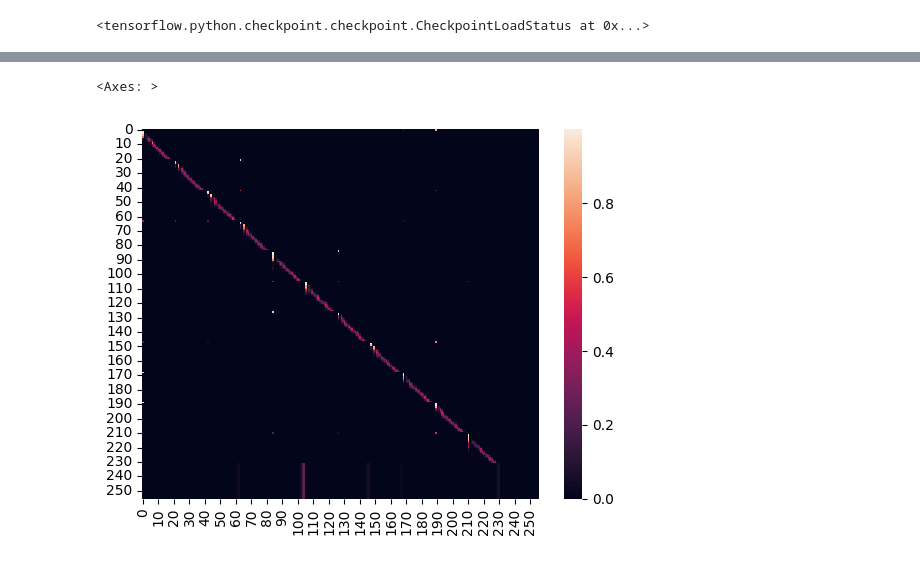
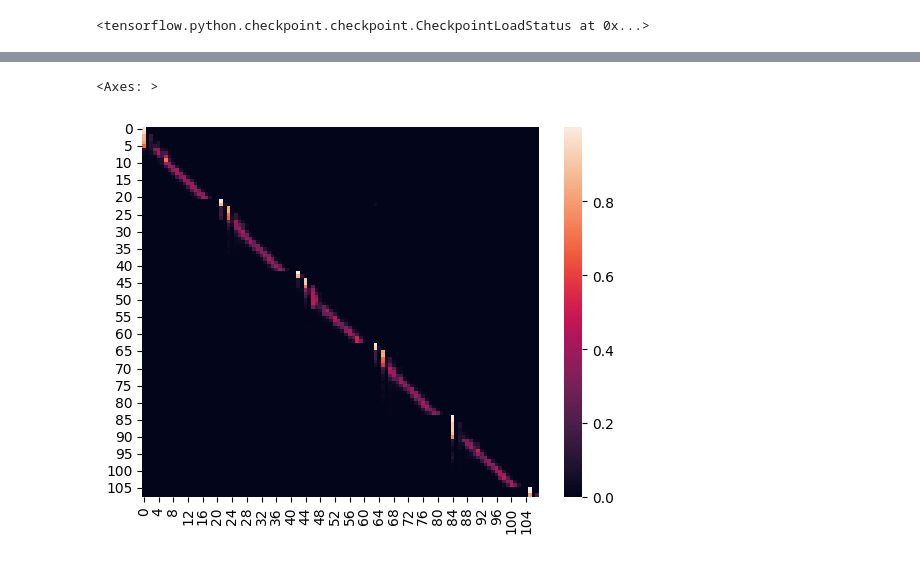
Before and after one commit to samchaineau/QB-GPT, a Jupyter notebook: notebooks/QBGPT/7_play_generation.ipynb, the cells around one changed output, grey strips where cells are left out. Saved outputs shown, nothing was run; the diff lists cells and outputs as text; code cells hidden in the pictures.

```diff
--- a/notebooks/QBGPT/7_play_generation.ipynb
+++ b/notebooks/QBGPT/7_play_generation.ipynb
@@ -106,21 +104,29 @@ class tokenizer:
         return final_d
 
     def base_decode(self,
+                    pad_element,
                     inputs : list,
                     index : dict,
                     first : bool):
         if first == True:
-            return [index[v][0] if v in index.keys() else "[PAD]" for v in inputs]
+            return [index[v][0] if v in index.keys() else pad_element for v in inputs]
         else:
-            return [index[v] if v in index.keys() else "[PAD]" for v in inputs]
+            return [index[v] if v in index.keys() else pad_element for v in inputs]
 
     def decode(self,
                inputs : list,
                type : str):
         if type in ["input_ids", "start_ids"]:
-            return self.base_decode(inputs, index = self.index[type], first=False)
+            padding = [-1000, -1000]
+        elif type in ["scrim_ids", "pos_ids"]:
+            padding = -1000
         else:
-            return self.base_decode(inputs, index = self.index[type], first=True)
+            padding = "[PAD]"
+
+        if type in ["input_ids", "start_ids"]:
+            return self.base_decode(padding, inputs, index = self.index[type], first=False)
+        else:
+            return self.base_decode(padding, inputs, index = self.index[type], first=True)
 
     def find_id_by_values(self,
                           input_dict : dict,
@@ -163,9 +169,9 @@ class tokenizer:
 
     def prepare_for_call(self,
                          input : dict):
-        #resize_limit = max([v for v in np.array(input["pos_ids"]).flatten() if v != 51]) - self.window
-        #if resize_limit > 0:
-            #input = self.resize_window(input, resize_limit)
+        resize_limit = max([v for v in np.array(input["pos_ids"]).flatten() if v != 51]) - self.window
+        if resize_limit > 0:
+            input = self.resize_window(input, resize_limit)
 
         done = {k : tf.constant(v) for k,v in input.items()}
         if len(done["pos_ids"].shape) == 1:
@@ -203,6 +209,8 @@ model_medium = QBGPT(input_vocab_size = input_size,
                     playtype_vocab_size = play_type_size,
                     embedding_dim = 256,
                     hidden_dim = 256,
+                    num_heads = 3,
+                    diag_masks = False,
                     to_pred_size = moves_to_pred)
 
 model_medium.load_weights("models/modeling/QBGPT/weights/model_mediumv2/QBGPT")
@@ -464,5 +497,5 @@ sns.heatmap(attention_weights_compare[0][0])
 # %%
-sns.heatmap(attention_weights_trial[0][0])
+sns.heatmap(attention_weights_trial[0][0][:108,:108])
 # %% [output]
 <Axes: >
-[figure, old version]
+[figure, new version]
```
Also changed, not shown: parts of 25 cells of this notebook, 14 other files.
